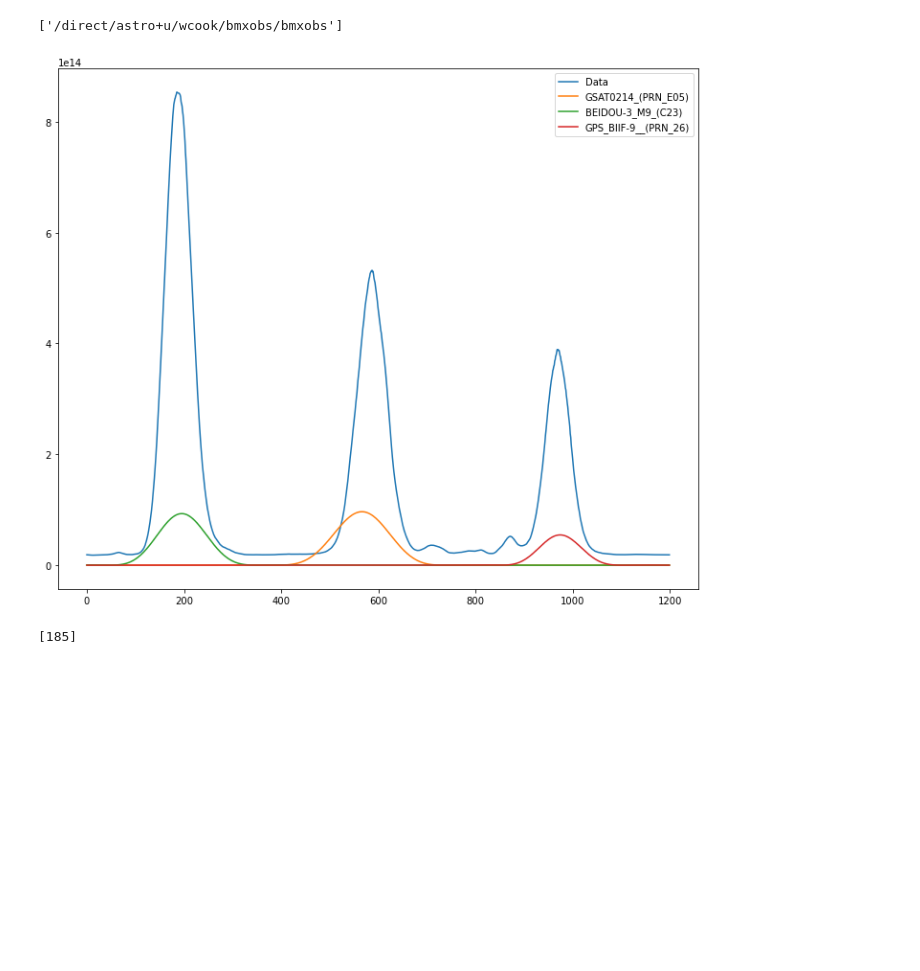
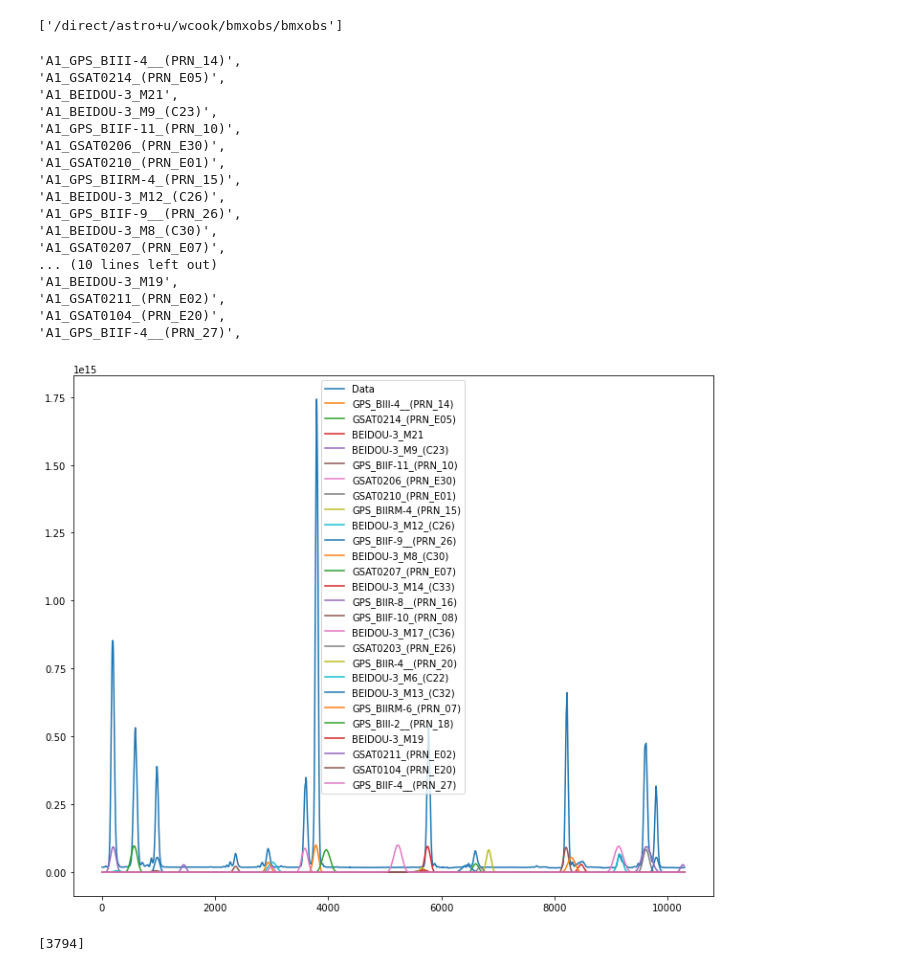
Before and after one commit to bmxdemo/bmxobs, a Jupyter notebook: towards1.ipynb, the cells around one changed output. Drawn from its saved outputs; the diff is of its cells as text; code cells hidden in the pictures; blank space fills up the shorter version.

```diff
--- a/towards1.ipynb
+++ b/towards1.ipynb
@@ -17,27 +17,44 @@ bmxobs.__path__
 # %%
 D=bmxobs.BMXSingleFreqObs("pas/210904_2300")
 # %%
-cut = [0,1200]
+cut = [0,len(D[11])]
 channel = 11
 
 plt.figure(figsize=(12,10))
 plt.plot(D[channel][cut[0]:cut[1]].real,label='Data')
 
 tracks = {}
 sats = {}
 for n,s in zip(D.sat_id,D.sat):
     if "COS" not in n:
         #dx= np.exp(-np.cos(s['alt'])**2/(2*0.05**2))
         track = np.array([np.cos(s['alt'])*np.cos(s['az']),np.cos(s['alt'])*np.sin(s['az'])]).T
-        tracks[n] = track
         dx = SingleFreqGeometry().point_source(channel,1,track).real
-        sats[n] = dx
-        if max(dx[cut[0]:cut[1]])>0.2:
+        if max(dx[cut[0]:cut[1]])>0.02:
             plt.plot(dx[cut[0]:cut[1]]*1e14,label=n)
+            tracks[n] = track
+            sats[n] = dx
 
 plt.legend()
 plt.show()
 print(np.arange(cut[0],cut[1])[D[channel][cut[0]:cut[1]].real==max(D[channel][cut[0]:cut[1]].real)])
 # %% [output]
+'A1_GPS_BIII-4__(PRN_14)',
+'A1_GSAT0214_(PRN_E05)',
+'A1_BEIDOU-3_M21',
+'A1_BEIDOU-3_M9_(C23)',
+'A1_GPS_BIIF-11_(PRN_10)',
+'A1_GSAT0206_(PRN_E30)',
+'A1_GSAT0210_(PRN_E01)',
+'A1_GPS_BIIRM-4_(PRN_15)',
+'A1_BEIDOU-3_M12_(C26)',
+'A1_GPS_BIIF-9__(PRN_26)',
+'A1_BEIDOU-3_M8_(C30)',
+'A1_GSAT0207_(PRN_E07)',
+... (10 lines left out)
+'A1_BEIDOU-3_M19',
+'A1_GSAT0211_(PRN_E02)',
+'A1_GSAT0104_(PRN_E20)',
+'A1_GPS_BIIF-4__(PRN_27)',
-[figure, old version]
+[figure, new version]
-[185]
+[3794]
```
Also changed, not shown: parts of 26 cells of this notebook, 2 other files.
